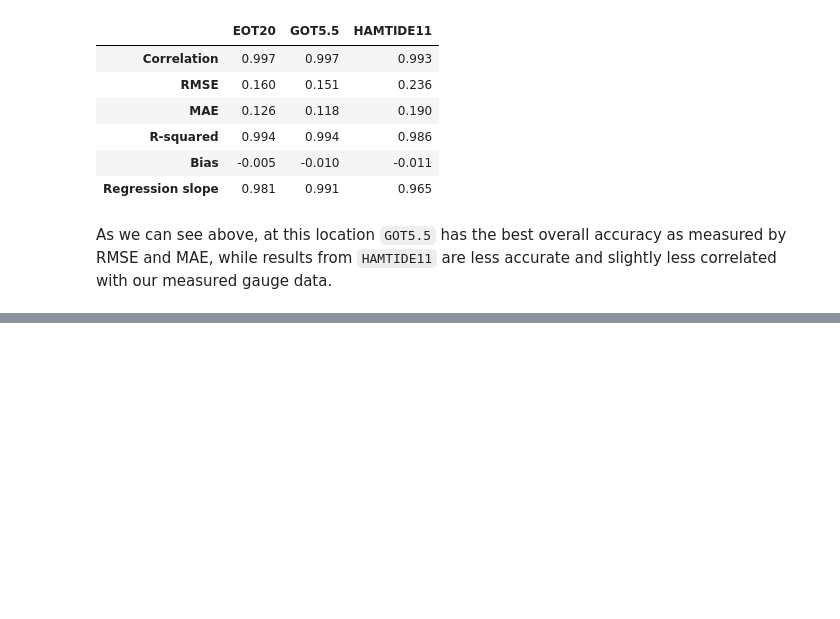
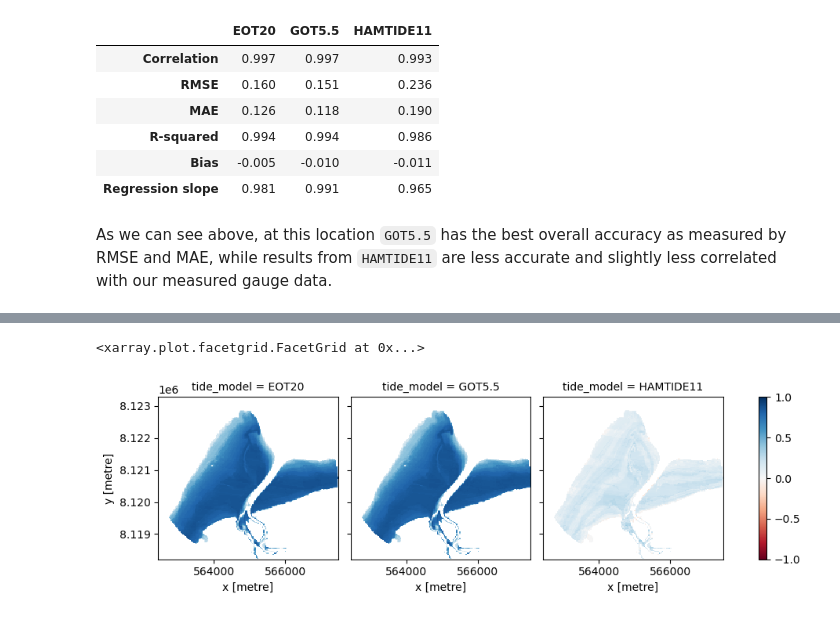
Before and after one commit to GeoscienceAustralia/eo-tides, a Jupyter notebook: docs/notebooks/Validating_tides.ipynb, the cells around one changed output, grey strips where cells are left out. Cells and saved outputs as stored; diff of their text form; code cells hidden in the pictures; blank space fills up the shorter version.

```diff
--- a/docs/notebooks/Validating_tides.ipynb
+++ b/docs/notebooks/Validating_tides.ipynb
@@ -198,3 +200,20 @@ combined_accuracy_df
 | Regression slope | 0.981 | 0.991 | 0.965 |
 # %% [markdown]
 As we can see above, at this location `GOT5.5` has the best overall accuracy as measured by RMSE and MAE, while results from `HAMTIDE11` are less accurate and slightly less correlated with our measured gauge data.
+# %%
+import dask.distributed
+import odc.stac
+
+from eo_tides.validation import ndwi_tide_corr
+
+# Set up cloud access
+odc.stac.configure_s3_access(aws_unsigned=True)
+
+# Start client
+client = dask.distributed.Client()
+
+
+y, x = -16.99636, 123.61017
+
+corr_df, corr_da = ndwi_tide_corr(x=x, y=y, directory=directory, cloud_cover=10, load_s2=False)
+corr_df
@@ -200,0 +247,5 @@ As we can see above, at this location `GOT5.5` has the best overall accuracy as
+# %%
+corr_da.plot.imshow(col="tide_model", cmap="RdBu", vmin=-1, vmax=1)
+# %% [output]
+<xarray.plot.facetgrid.FacetGrid at 0x...>
+[figure, added]
```
Also changed, not shown: parts of 6 cells of this notebook, 8 other files.
